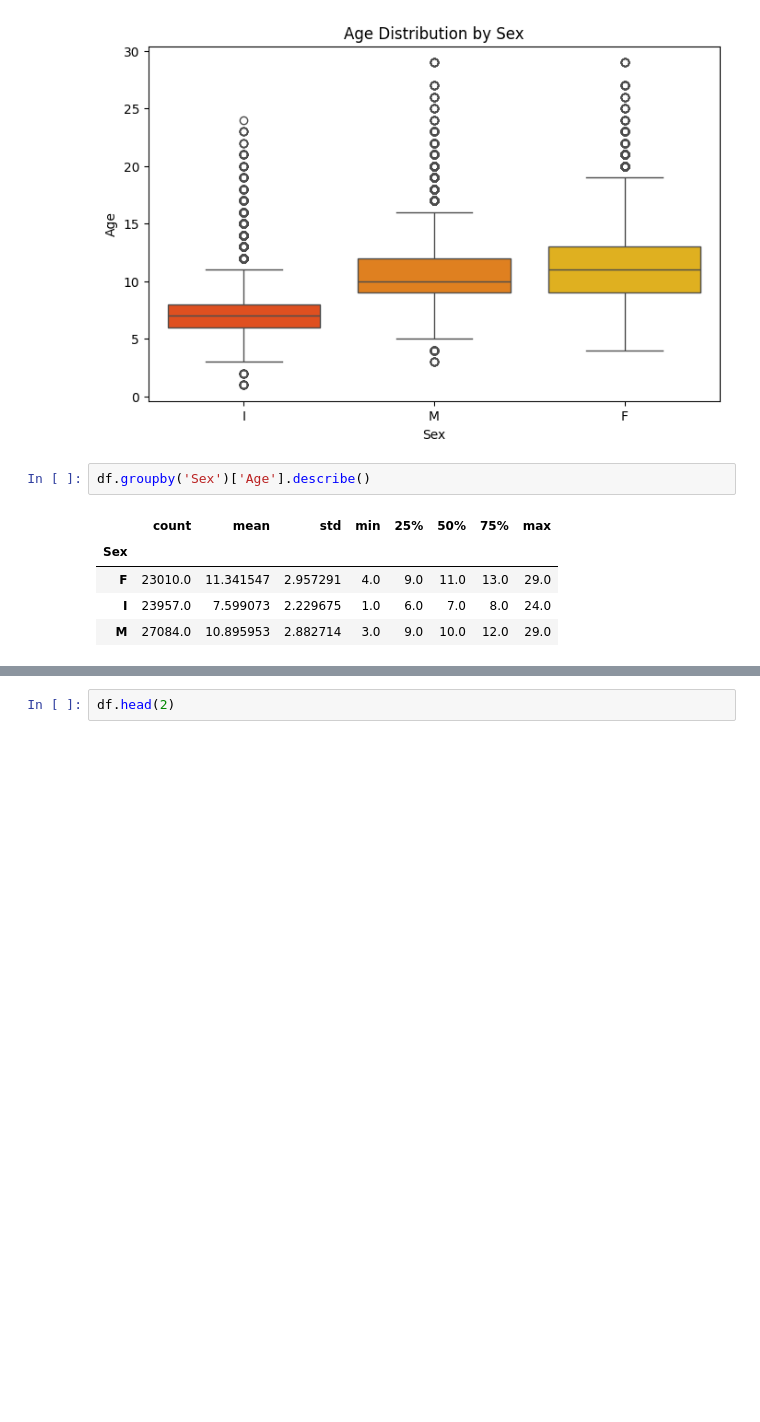
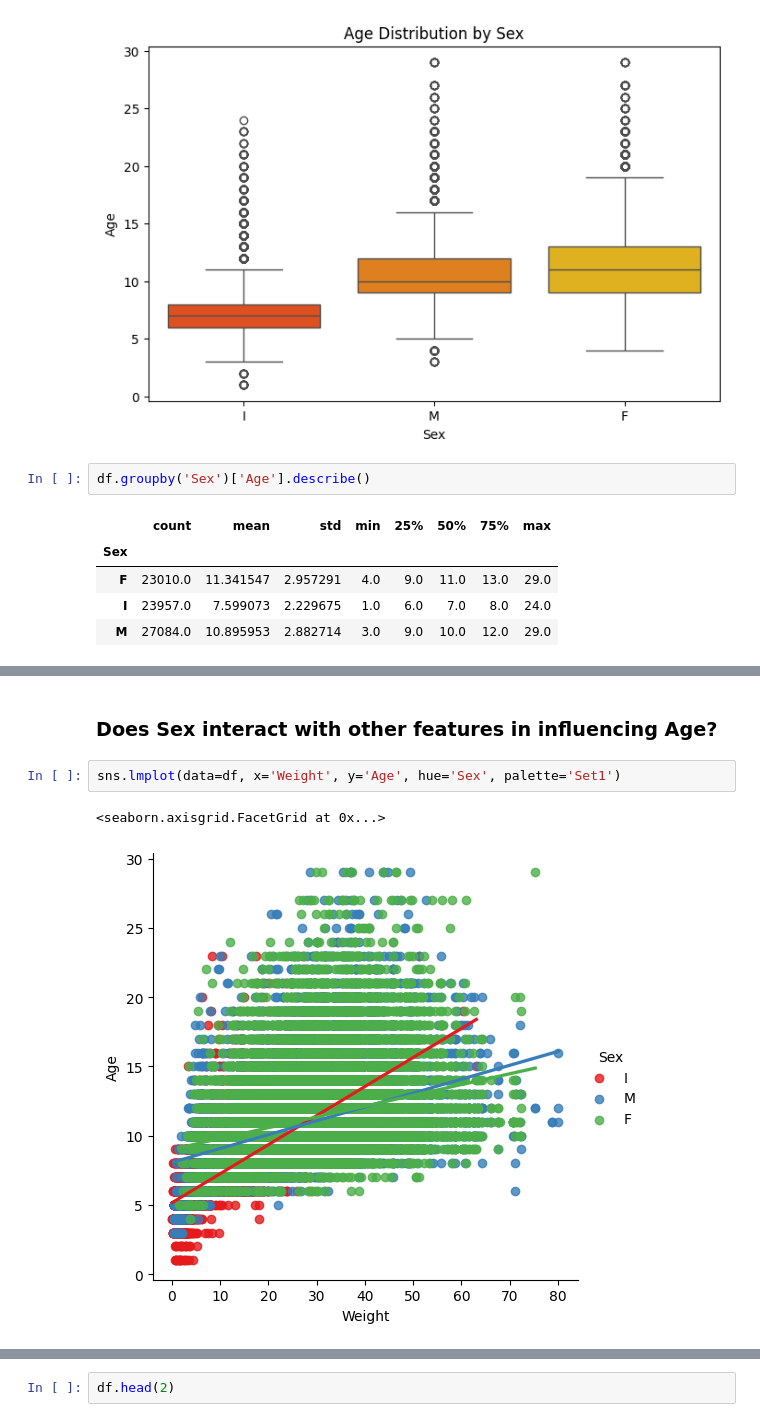
Before and after one commit to Darknight47/Kaggle-Competitions, a Jupyter notebook: Crab Age/notebooks/data_understanding.ipynb, the cells around one changed output, grey strips where cells are left out. Saved outputs shown, nothing was run; the diff lists cells and outputs as text; blank space fills up the shorter version.

```diff
--- a/Crab Age/notebooks/data_understanding.ipynb
+++ b/Crab Age/notebooks/data_understanding.ipynb
@@ -132,0 +233,7 @@ Range = max − min
+# %% [markdown]
+### Does Sex interact with other features in influencing Age?
+# %%
+sns.lmplot(data=df, x='Weight', y='Age', hue='Sex', palette='Set1')
+# %% [output]
+<seaborn.axisgrid.FacetGrid at 0x...>
+[figure, added]
```
Also changed, not shown: parts of 13 cells of this notebook, 1 other file.
